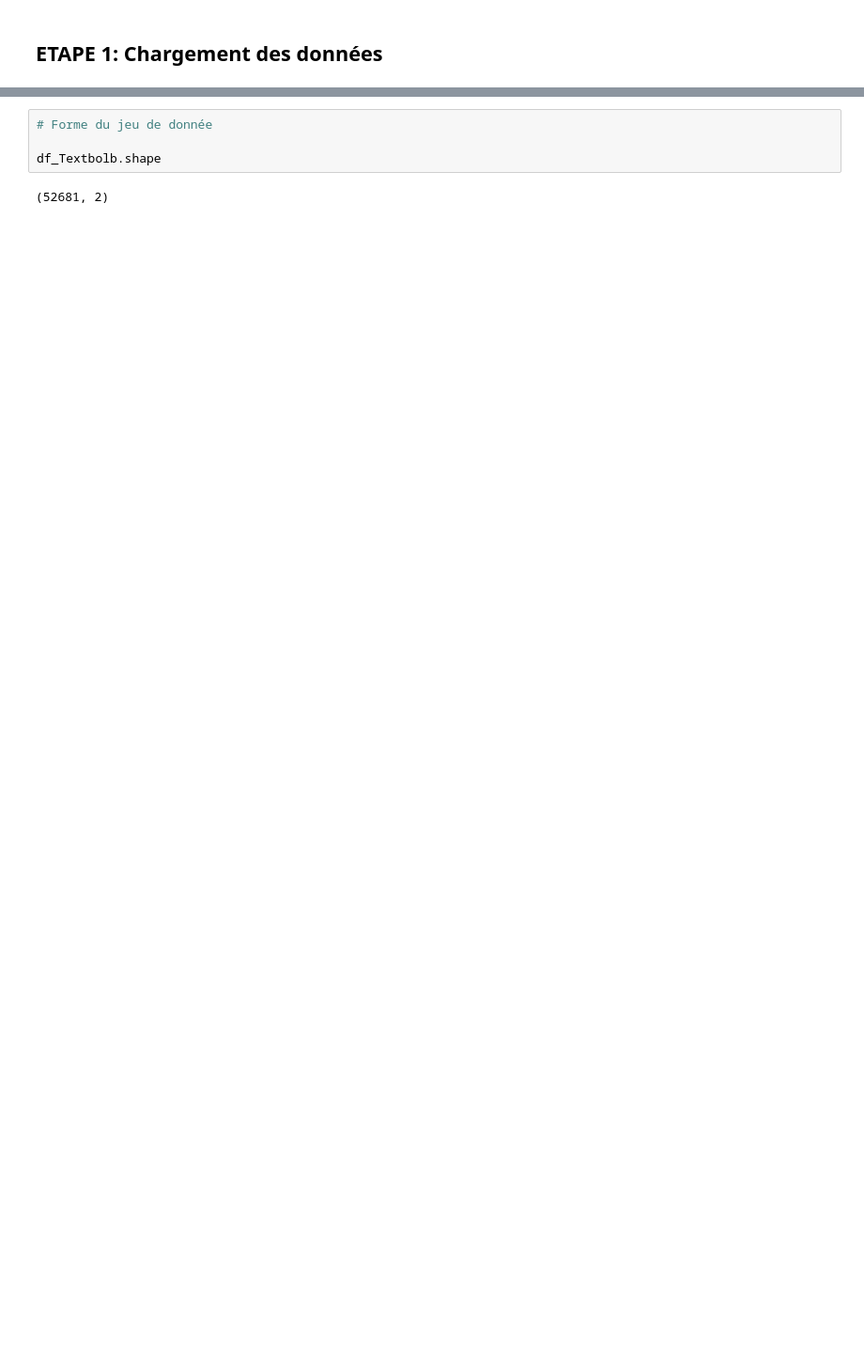
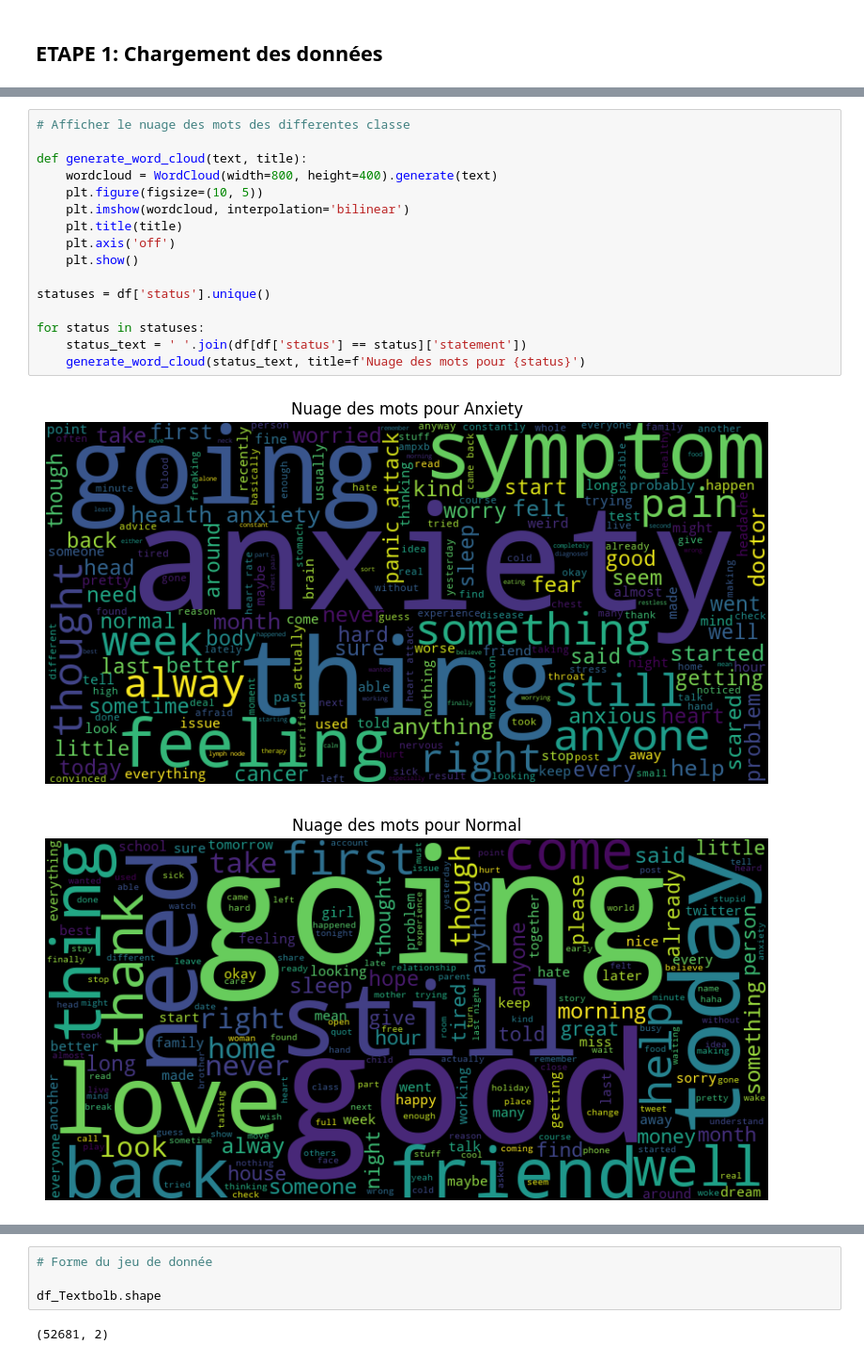
Before and after one commit to ClaudeGroove/sentiment_analysis, a Jupyter notebook: Sentiment-Analysis-checkpoint.ipynb, the cells around one changed output, grey strips where cells are left out. Shown at 94% size. Cells and saved outputs as stored; diff of their text form; blank space fills up the shorter version.

```diff
--- a/Sentiment-Analysis-checkpoint.ipynb
+++ b/Sentiment-Analysis-checkpoint.ipynb
@@ -505,0 +402,19 @@ df_forest = df.copy() # Pour le model avec random forest
+# %%
+# Afficher le nuage des mots des differentes classe
+
+def generate_word_cloud(text, title):
+    wordcloud = WordCloud(width=800, height=400).generate(text)
+    plt.figure(figsize=(10, 5))
+    plt.imshow(wordcloud, interpolation='bilinear')
+    plt.title(title)
+    plt.axis('off')
+    plt.show()
+
+statuses = df['status'].unique()
+
+for status in statuses:
+    status_text = ' '.join(df[df['status'] == status]['statement'])
+    generate_word_cloud(status_text, title=f'Nuage des mots pour {status}')
+# %% [output]
+[figure, added]
+[figure, added]
```
Also changed, not shown: parts of 99 cells of this notebook, 1 other file.
